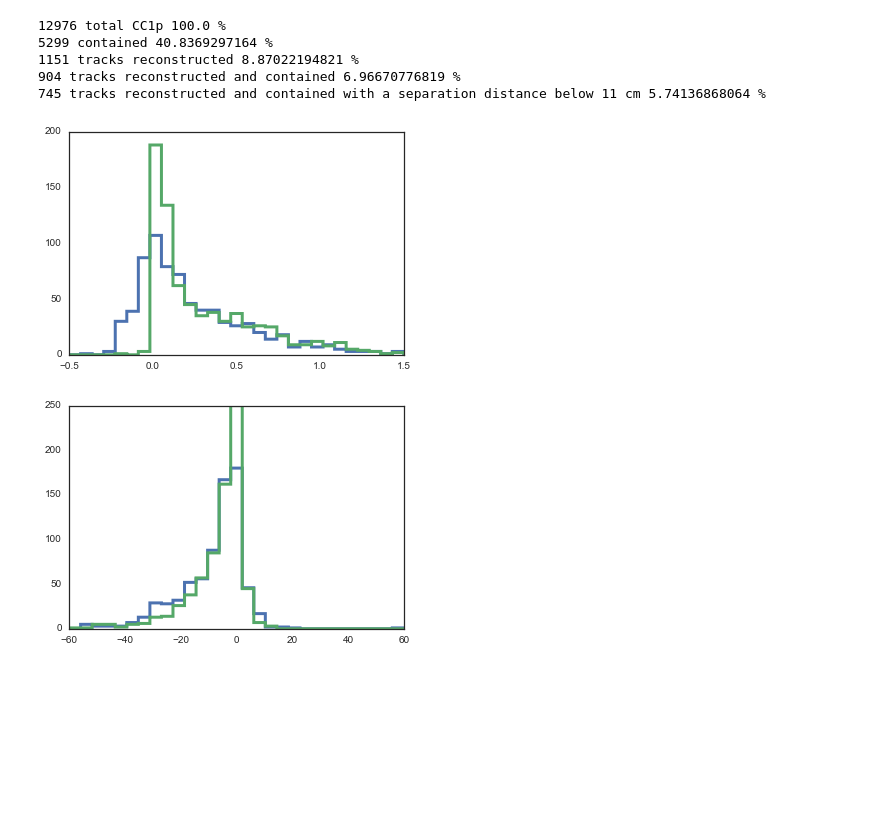
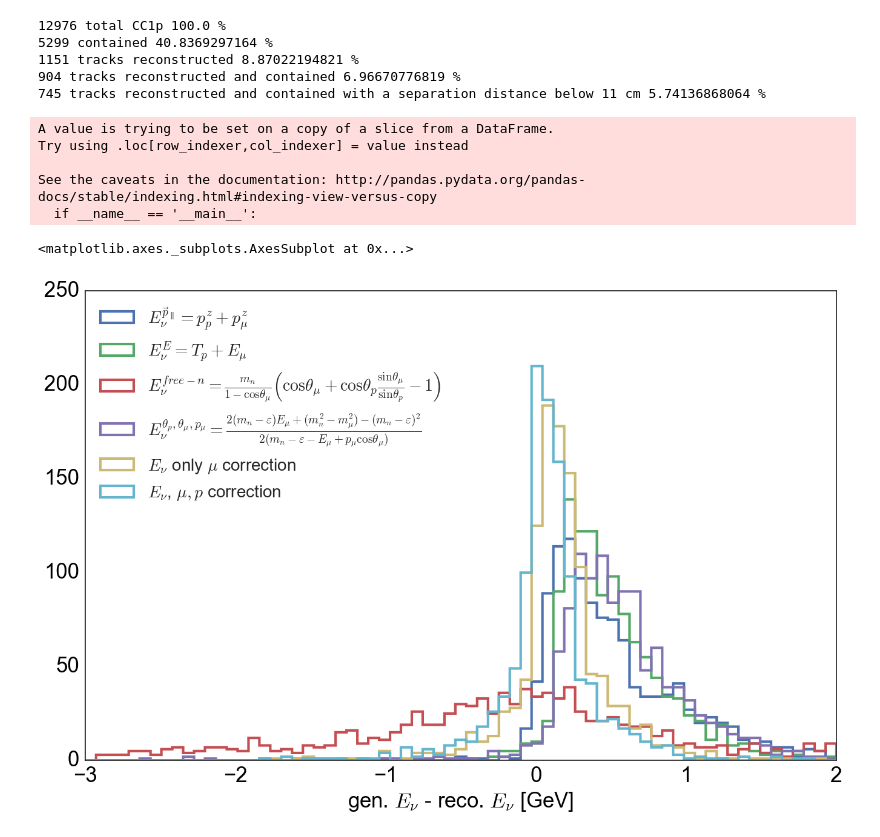
Before and after one commit to erezcoh4/AnalysisTreesInformation, a Jupyter notebook: CCQEPackage/notebooks/2tracksSelection/Ev_form_momenta_vs_Ev_from_energies.ipynb, the cells around one changed output. Drawn from its saved outputs; the diff is of its cells as text; code cells hidden in the pictures; blank space fills up the shorter version.

```diff
--- a/CCQEPackage/notebooks/2tracksSelection/Ev_form_momenta_vs_Ev_from_energies.ipynb
+++ b/CCQEPackage/notebooks/2tracksSelection/Ev_form_momenta_vs_Ev_from_energies.ipynb
@@ -21,13 +29,35 @@ print len(GENIECC1p_in_FV_close_proximity),'tracks reconstructed and contained w
 1151 tracks reconstructed 8.87022194821 %
 904 tracks reconstructed and contained 6.96670776819 %
 745 tracks reconstructed and contained with a separation distance below 11 cm 5.74136868064 %
-# %%
-h,bins,_=plt.hist(GENIECC1p_in_FV_close_proximity.truth_Ev - GENIECC1p_in_FV_close_proximity.reco_CC1p_Ev,bins=np.linspace(-0.5,1.5,30),histtype='step',linewidth=3);
-plt.hist(GENIECC1p_in_FV_close_proximity.truth_Ev - GENIECC1p_in_FV_close_proximity.reco_CC1p_Ev_fromE,bins=bins,histtype='step',linewidth=3);
-# %% [output]
-[figure, removed]
-# %%
-h,bins,_=plt.hist(GENIECC1p_in_FV_close_proximity.truth_theta_pq - GENIECC1p_in_FV_close_proximity.reco_CC1p_theta_pq,bins=np.linspace(-60,60,30),histtype='step',linewidth=3);
-plt.hist(GENIECC1p_in_FV_close_proximity.truth_theta_pq - GENIECC1p_in_FV_close_proximity.reco_CC1p_theta_pq_fromE,bins=bins,histtype='step',linewidth=3);
-# %% [output]
-[figure, removed]
+# %%
+GENIECC1pIsVertexReconstructed['corrected_reco_CC1p_Ev_fromE'] = 0.925*GENIECC1pIsVertexReconstructed['reco_CC1p_Emu']*GENIECC1pIsVertexReconstructed['reco_CC1p_Ep'] + 0.157
+# %% [output]
+A value is trying to be set on a copy of a slice from a DataFrame.
+Try using .loc[row_indexer,col_indexer] = value instead
+
+See the caveats in the documentation: http://pandas.pydata.org/pandas-docs/stable/indexing.html#indexing-view-versus-copy
+  if __name__ == '__main__':
+# %%
+fig,ax = plt.subplots(figsize=(16,10))
+reco_vars = ['reco_CC1p_Ev'
+             , 'reco_CC1p_Ev_fromE'
+             , 'reco_CC1p_Ev_from_angles'
+             , 'reco_CC1p_Ev_with_binding'
+            ]
+reco_labels = ['$E_{\\nu}^{\\vec{p}_\\parallel}=p_{p}^{z}+p_{\\mu}^{z}$'
+               ,'$E_{\\nu}^{E}=T_{p}+E_{\\mu}$'
+               ,'$E_{\\nu}^{free-n}= \\frac{m_{n}}{1-\\cos  \\theta_{\\mu} } \\left( \\cos \\theta_{\\mu} + \\cos \\theta_{p}  \\frac{\\sin \\theta_{\\mu} }{\\sin  \\theta_{p} } - 1\\right)$'
+               ,'$E_{\\nu}^{\\theta_p,\\theta_{\\mu},p_{\\mu}}= \\frac{2(m_{n}-\\varepsilon)E_{\\mu}+(m_{n}^{2}-m_{\\mu}^{2}) -(m_{n}-\\varepsilon)^{2}}{2 (m_{n} - \\varepsilon - E_{\\mu} + p_{\\mu} \\cos \\theta_{\\mu})}$'
+              ]
+bins = np.linspace(-3,2,70)
+for var,label in zip(reco_vars,reco_labels):
+    plt.hist( GENIECC1pIsVertexReconstructed['truth_Ev'] - GENIECC1pIsVertexReconstructed[var] , label=label, bins=bins, histtype='step' , linewidth=3)
+plt.hist( sample['truth_Ev'] - sample['reco_CC1p_Ev_corrected_mu'] , label='$E_{\\nu}$ only $\\mu$ correction', bins=bins, histtype='step' , linewidth=3)
+plt.hist( sample['truth_Ev'] - sample['reco_CC1p_Ev_corrected_p_mu'] , label='$E_{\\nu}$, $\\mu,p$ correction', bins=bins, histtype='step' , linewidth=3)
+
+
+ax.legend(loc='upper left',fontsize=20)
+set_axes(ax,'gen. $E_{\\nu}$ - reco. $E_{\\nu}$ [GeV]')
+# %% [output]
+<matplotlib.axes._subplots.AxesSubplot at 0x...>
+[figure, added]
```
Also changed, not shown: parts of 12 cells of this notebook, 16 other files.
